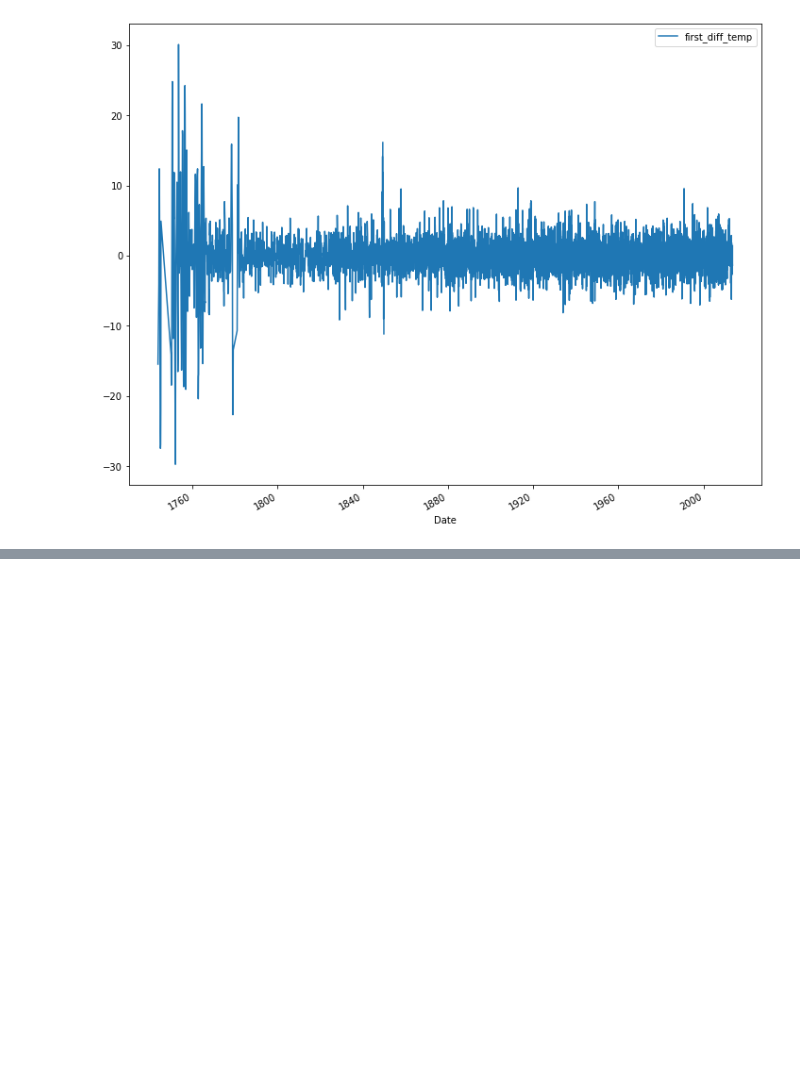
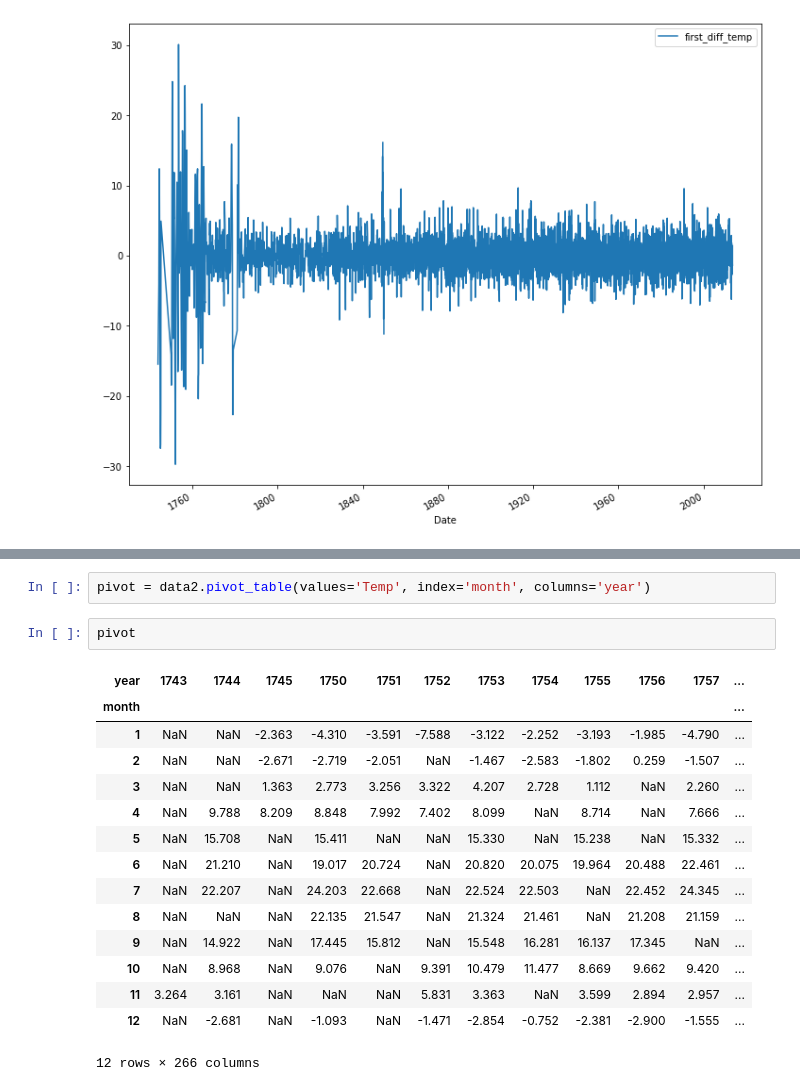
Before and after one commit to crzysab/Data-Science-Real-Projects-in-Python, a Jupyter notebook: Predict_Temperature_of_Different_Cities.ipynb, the cells around one changed output, grey strips where cells are left out. Cells and saved outputs as stored; diff of their text form; blank space fills up the shorter version.

```diff
--- a/Predict_Temperature_of_Different_Cities.ipynb
+++ b/Predict_Temperature_of_Different_Cities.ipynb
@@ -421,0 +448,20 @@ df[['first_diff_temp']].plot(figsize=(12,10))
+# %%
+pivot = data2.pivot_table(values='Temp', index='month', columns='year')
+# %%
+pivot
+# %% [output]
+| year | 1743 | 1744 | 1745 | 1750 | 1751 | 1752 | 1753 | 1754 | 1755 | 1756 | 1757 | ... |
+| month |  |  |  |  |  |  |  |  |  |  |  | ... |
+| 1 | NaN | NaN | -2.363 | -4.310 | -3.591 | -7.588 | -3.122 | -2.252 | -3.193 | -1.985 | -4.790 | ... |
+| 2 | NaN | NaN | -2.671 | -2.719 | -2.051 | NaN | -1.467 | -2.583 | -1.802 | 0.259 | -1.507 | ... |
+| 3 | NaN | NaN | 1.363 | 2.773 | 3.256 | 3.322 | 4.207 | 2.728 | 1.112 | NaN | 2.260 | ... |
+| 4 | NaN | 9.788 | 8.209 | 8.848 | 7.992 | 7.402 | 8.099 | NaN | 8.714 | NaN | 7.666 | ... |
+| 5 | NaN | 15.708 | NaN | 15.411 | NaN | NaN | 15.330 | NaN | 15.238 | NaN | 15.332 | ... |
+| 6 | NaN | 21.210 | NaN | 19.017 | 20.724 | NaN | 20.820 | 20.075 | 19.964 | 20.488 | 22.461 | ... |
+| 7 | NaN | 22.207 | NaN | 24.203 | 22.668 | NaN | 22.524 | 22.503 | NaN | 22.452 | 24.345 | ... |
+| 8 | NaN | NaN | NaN | 22.135 | 21.547 | NaN | 21.324 | 21.461 | NaN | 21.208 | 21.159 | ... |
+| 9 | NaN | 14.922 | NaN | 17.445 | 15.812 | NaN | 15.548 | 16.281 | 16.137 | 17.345 | NaN | ... |
+| 10 | NaN | 8.968 | NaN | 9.076 | NaN | 9.391 | 10.479 | 11.477 | 8.669 | 9.662 | 9.420 | ... |
+| 11 | 3.264 | 3.161 | NaN | NaN | NaN | 5.831 | 3.363 | NaN | 3.599 | 2.894 | 2.957 | ... |
+| 12 | NaN | -2.681 | NaN | -1.093 | NaN | -1.471 | -2.854 | -0.752 | -2.381 | -2.900 | -1.555 | ... |
+12 rows × 266 columns
```
Also changed, not shown: parts of 8 cells of this notebook.
